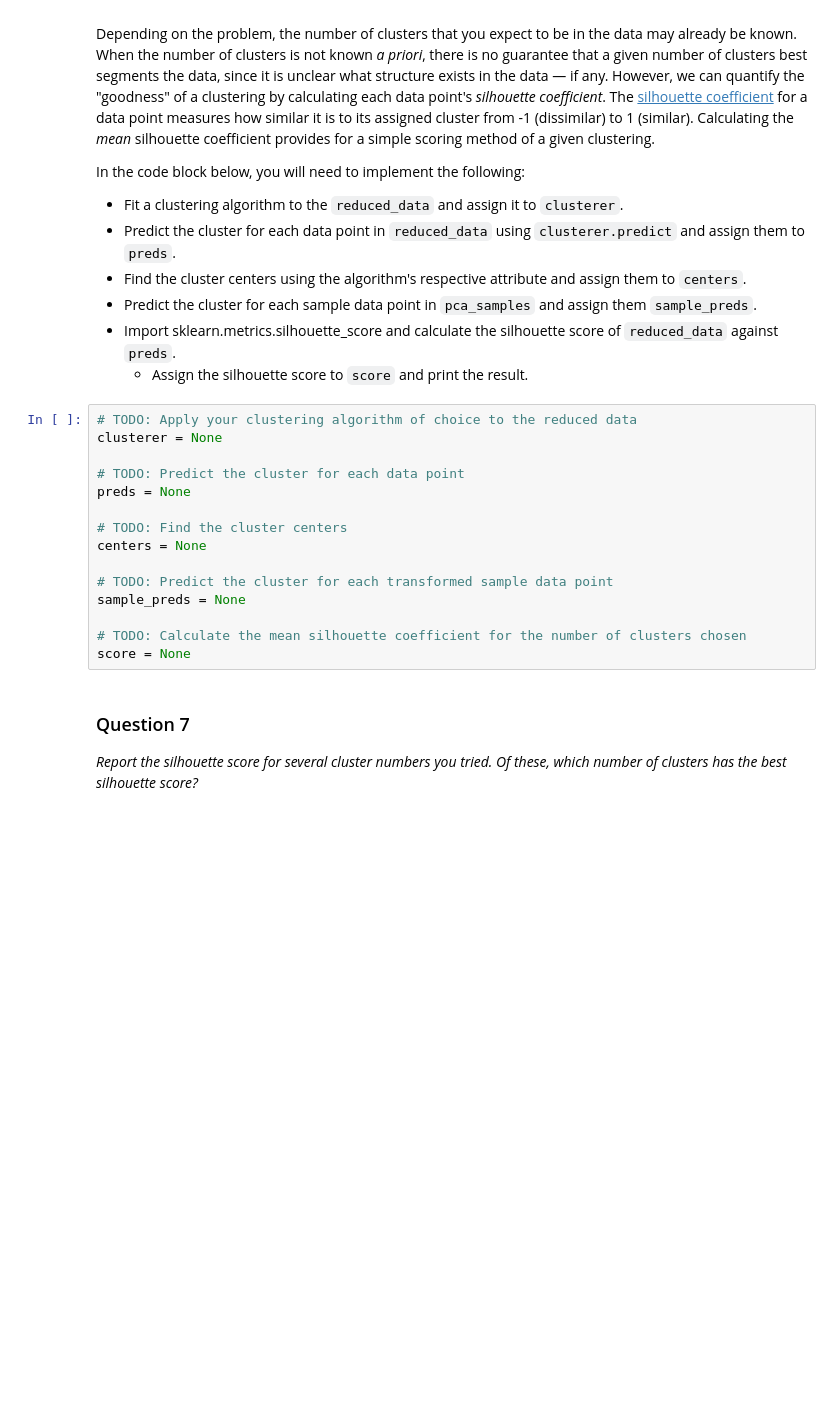
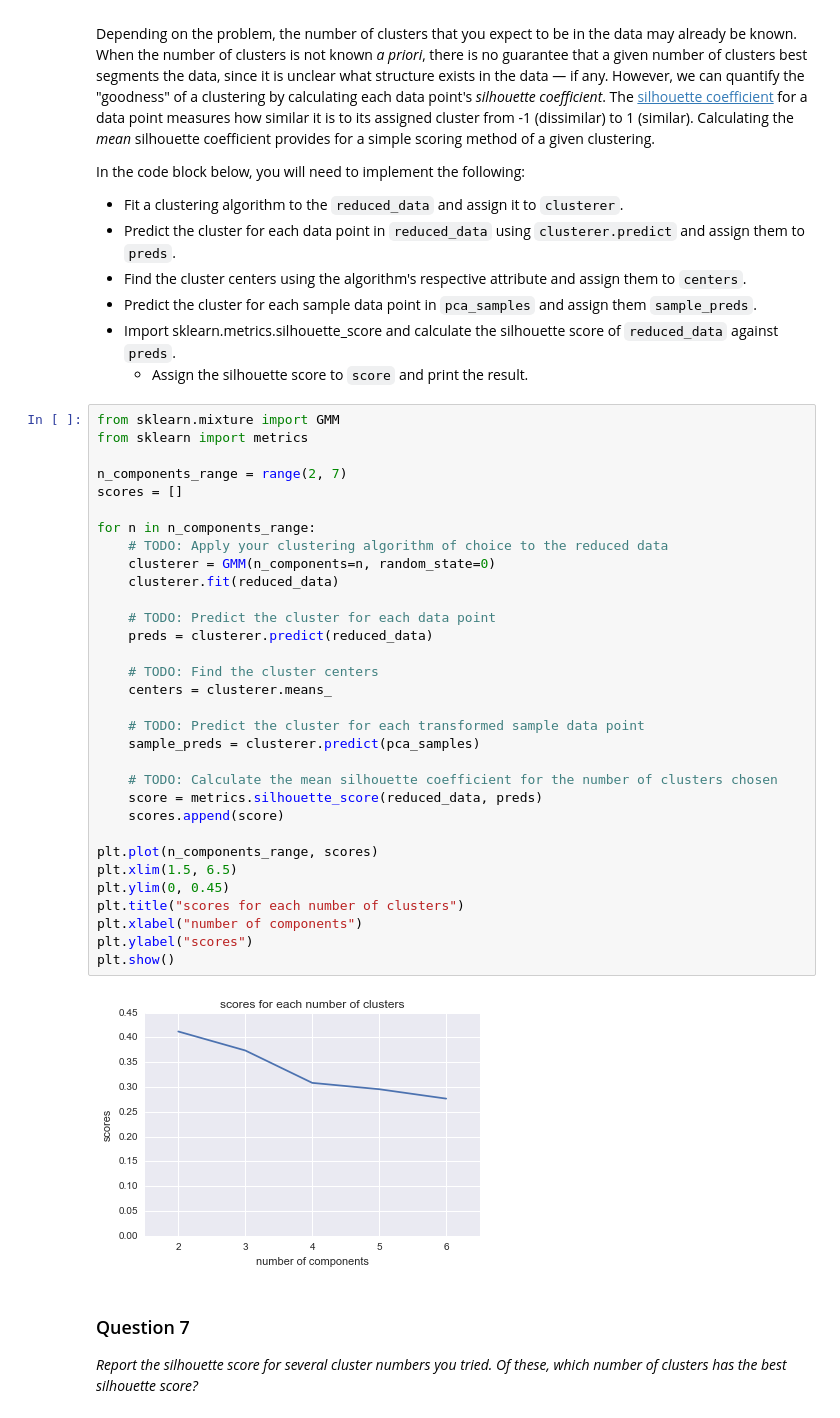
Before and after one commit to h-shib/creating_customer_segments, a Jupyter notebook: customer_segments.ipynb, the cells around one changed output. Drawn from its saved outputs; the diff is of its cells as text; blank space fills up the shorter version.

```diff
--- a/customer_segments.ipynb
+++ b/customer_segments.ipynb
@@ -418,20 +442,39 @@ In the code block below, you will need to implement the following:
  - Import sklearn.metrics.silhouette_score and calculate the silhouette score of `reduced_data` against `preds`.
    - Assign the silhouette score to `score` and print the result.
 # %%
-# TODO: Apply your clustering algorithm of choice to the reduced data
-clusterer = None
+from sklearn.mixture import GMM
+from sklearn import metrics
 
-# TODO: Predict the cluster for each data point
-preds = None
+n_components_range = range(2, 7)
+scores = []
 
-# TODO: Find the cluster centers
-centers = None
+for n in n_components_range:
+    # TODO: Apply your clustering algorithm of choice to the reduced data
+    clusterer = GMM(n_components=n, random_state=0)
+    clusterer.fit(reduced_data)
 
-# TODO: Predict the cluster for each transformed sample data point
-sample_preds = None
+    # TODO: Predict the cluster for each data point
+    preds = clusterer.predict(reduced_data)
 
-# TODO: Calculate the mean silhouette coefficient for the number of clusters chosen
-score = None
+    # TODO: Find the cluster centers
+    centers = clusterer.means_
+
+    # TODO: Predict the cluster for each transformed sample data point
+    sample_preds = clusterer.predict(pca_samples)
+
+    # TODO: Calculate the mean silhouette coefficient for the number of clusters chosen
+    score = metrics.silhouette_score(reduced_data, preds)
+    scores.append(score)
+
+plt.plot(n_components_range, scores)
+plt.xlim(1.5, 6.5)
+plt.ylim(0, 0.45)
+plt.title("scores for each number of clusters")
+plt.xlabel("number of components")
+plt.ylabel("scores")
+plt.show()
+# %% [output]
+[figure, added]
 # %% [markdown]
 ### Question 7
 *Report the silhouette score for several cluster numbers you tried. Of these, which number of clusters has the best silhouette score?*
```
Also changed, not shown: parts of 11 cells of this notebook.
